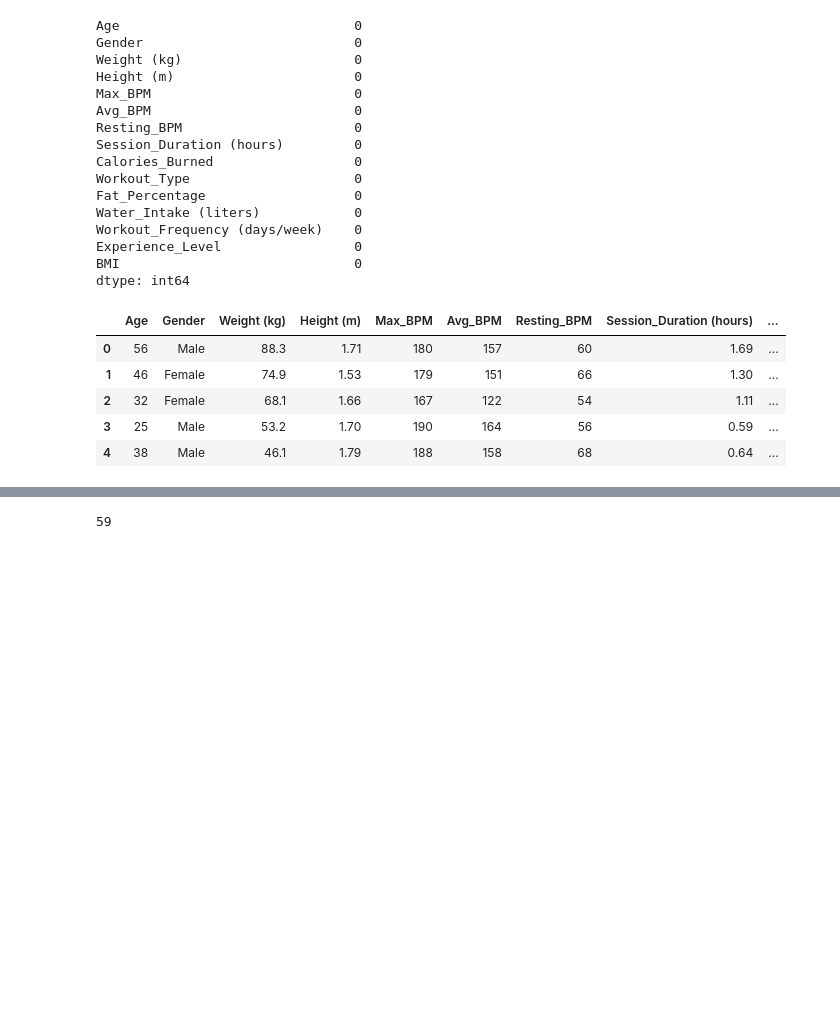
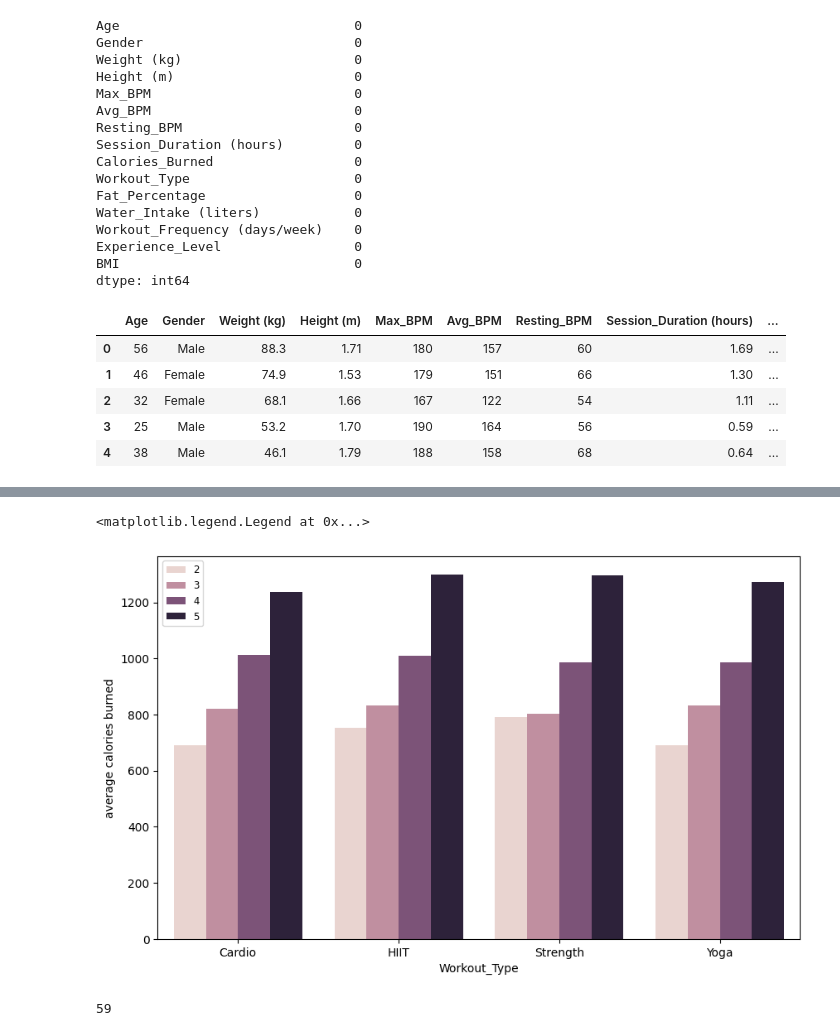
Before and after one commit to angelll19/MY-DAC-Curriculum, a Jupyter notebook: DAC-006_Machine_Learning/project.ipynb, the cells around one changed output, grey strips where cells are left out. Saved outputs shown, nothing was run; the diff lists cells and outputs as text; code cells hidden in the pictures; blank space fills up the shorter version.

```diff
--- a/DAC-006_Machine_Learning/project.ipynb
+++ b/DAC-006_Machine_Learning/project.ipynb
@@ -32,6 +32,6 @@ data.head(5)
 | 3 | 25 | Male | 53.2 | 1.70 | 190 | 164 | 56 | 0.59 | ... |
 | 4 | 38 | Male | 46.1 | 1.79 | 188 | 158 | 68 | 0.64 | ... |
 # %%
-calory_workout = data.groupby(['Workout_Type', 'Workout_Frequency (days/week)'])['Calories_Burned'].mean()
+calory_workout = data.groupby(['Workout_Type', 'Workout_Frequency (days/week)'])['Calories_Burned'].mean().reset_index(name= "average calories burned")
 calory_workout
 # %% [output]
@@ -56,3 +55,10 @@ Name: Calories_Burned, dtype: float64
+# %%
+plt.figure(figsize= (10,6))
+sns.barplot(data= calory_workout, x= "Workout_Type", y= "average calories burned", hue= "Workout_Frequency (days/week)")
+plt.legend (loc= "upper left", fontsize= "small")
+# %% [output]
+<matplotlib.legend.Legend at 0x...>
+[figure, added]
 # %%
 min(data['Age']) #18
 max(data['Age']) #59
```
Also changed, not shown: parts of 30 cells of this notebook.
